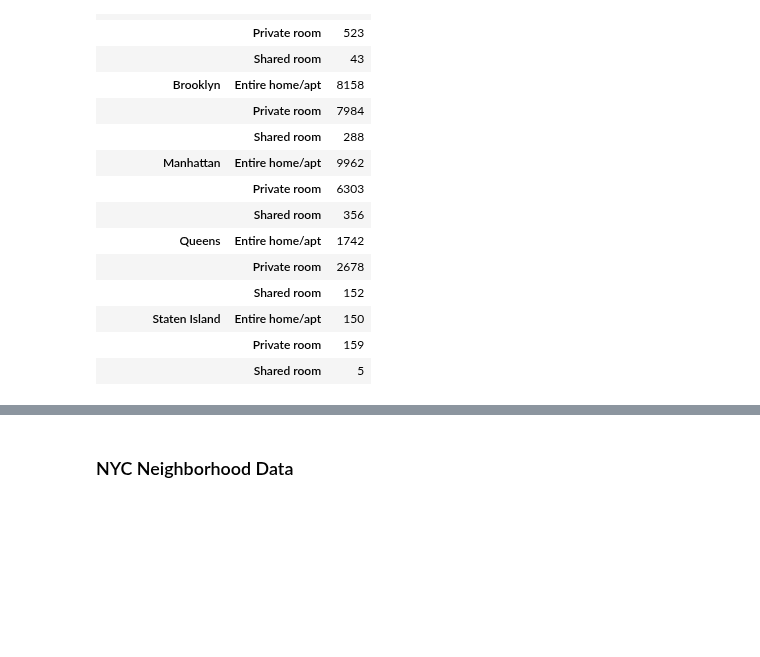
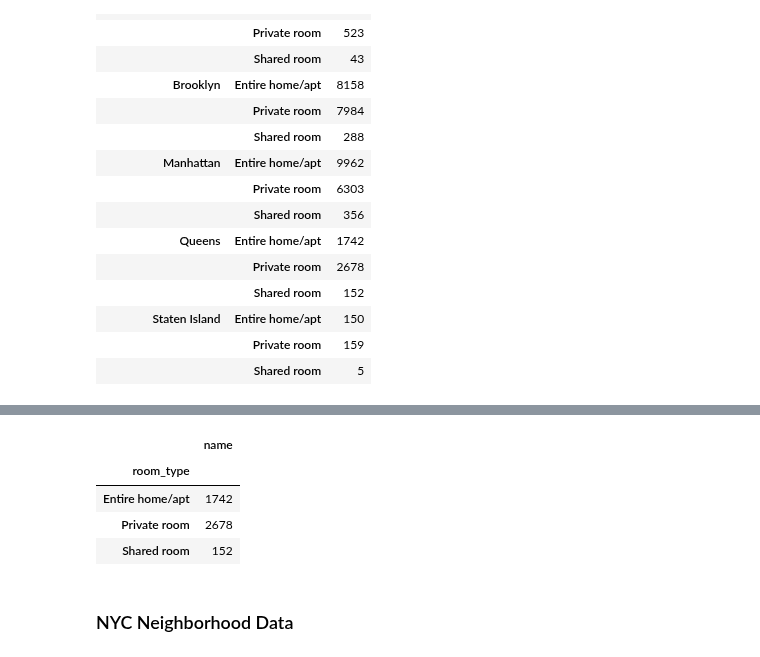
Before and after one commit to mjknj18/2019-NYC-Airbnb-Property-Data-Analysis, a Jupyter notebook: 2019_NYC_Airbnb_Property_Data_Analysis_Main.ipynb, the cells around one changed output, grey strips where cells are left out. Saved outputs shown, nothing was run; the diff lists cells and outputs as text; code cells hidden in the pictures; blank space fills up the shorter version.

```diff
--- a/2019_NYC_Airbnb_Property_Data_Analysis_Main.ipynb
+++ b/2019_NYC_Airbnb_Property_Data_Analysis_Main.ipynb
@@ -196,3 +210,12 @@ RT_NG_pct = each_borough.groupby(['neighbourhood_group','room_type'])
+# %%
+Qns = RT_NG.loc['Queens']
+Qns
+# %% [output]
+|  | name |
+| room_type |  |
+| Entire home/apt | 1742 |
+| Private room | 2678 |
+| Shared room | 152 |
 # %% [markdown]
 ### NYC Neighborhood Data
 # %%
```
Also changed, not shown: parts of 5 cells of this notebook.
